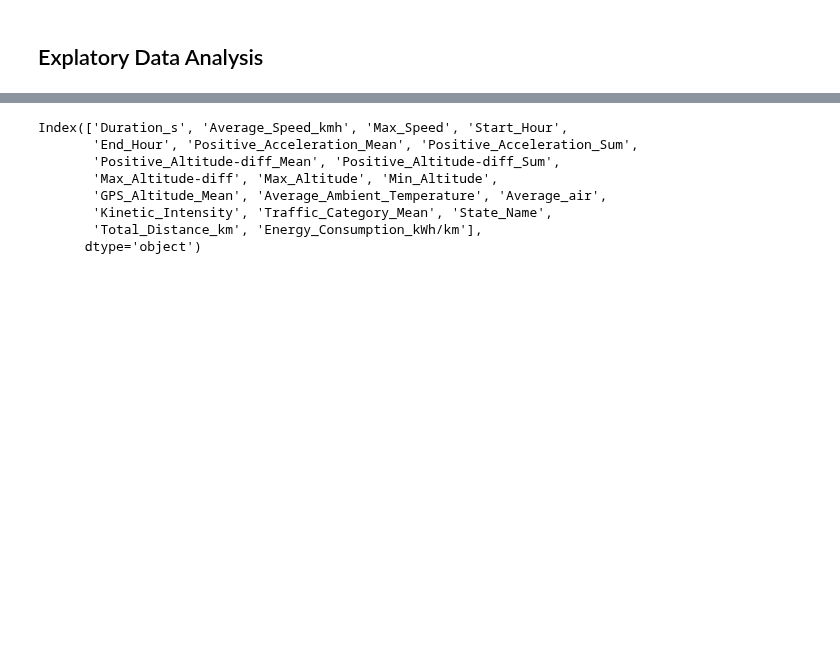
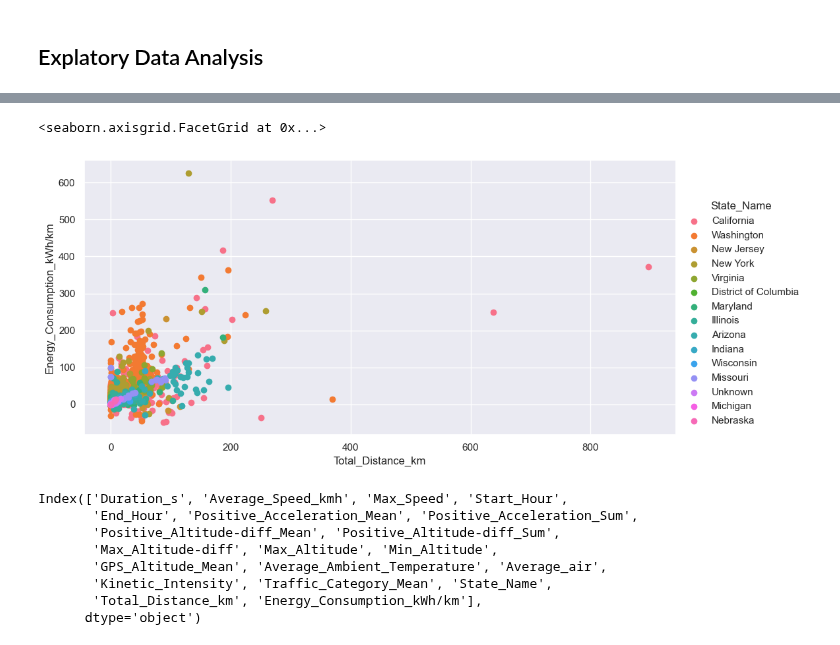
Before and after one commit to ydelipinar/Data_Based_Vehicle_Energy_Consumption_Modeling, a Jupyter notebook: ENS492-Machine Learning.ipynb, the cells around one changed output, grey strips where cells are left out. Cells and saved outputs as stored; diff of their text form; code cells hidden in the pictures; blank space fills up the shorter version.

```diff
--- a/ENS492-Machine Learning.ipynb
+++ b/ENS492-Machine Learning.ipynb
@@ -212,3 +184,10 @@ df_train
+# %%
+sns.FacetGrid(df_train, hue="State_Name", height=5, aspect=2) \
+   .map(plt.scatter, "Total_Distance_km","Energy_Consumption_kWh/km") \
+   .add_legend()
+# %% [output]
+<seaborn.axisgrid.FacetGrid at 0x...>
+[figure, added]
 # %%
 df_train.columns
 # %% [output]
```
Also changed, not shown: parts of 40 cells of this notebook, 1 other file.
